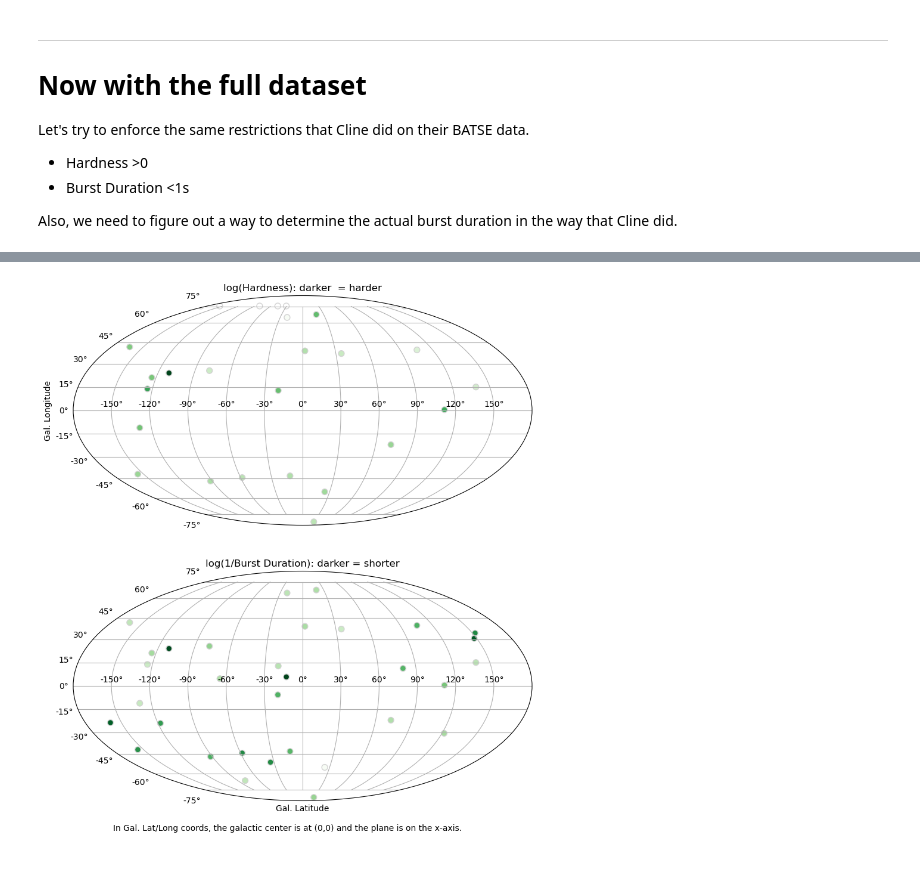
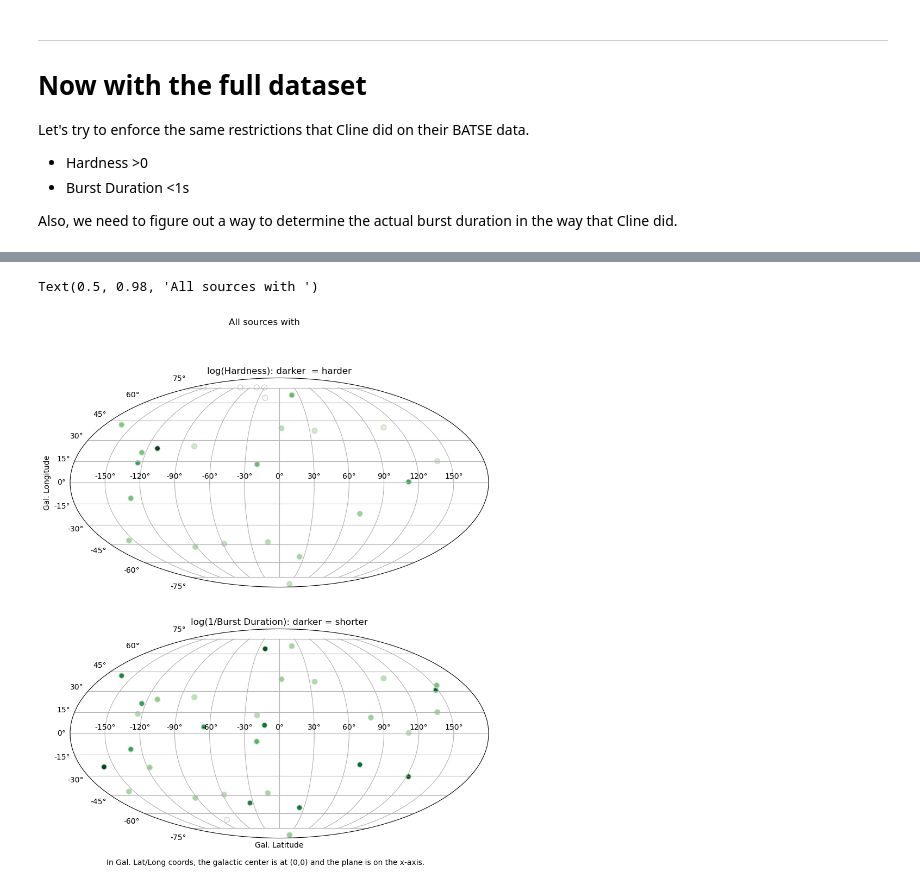
Before and after one commit to xboluna/Research, a Jupyter notebook: BHRad/GBM_Catalog_Searching/Exploring_possible_candidates.ipynb, the cells around one changed output, grey strips where cells are left out. Drawn from its saved outputs; the diff is of its cells as text; code cells hidden in the pictures.

```diff
--- a/BHRad/GBM_Catalog_Searching/Exploring_possible_candidates.ipynb
+++ b/BHRad/GBM_Catalog_Searching/Exploring_possible_candidates.ipynb
@@ -192,7 +192,7 @@ fig.savefig('Burst_duration_vs_hardness.png')
 Time to focus a little on their angular distribution. Since the candidates aren't parsed down, the distribution won't mean too much. I'm curious, though, whether Cline's anomalous overdense region shows up.
 # %%
 
-def generate_mollweise(targets, log_hardness = False):
+def generate_mollweise(targets, log_hardness = False, burst_duration_col='lle_t90'):
 
     fig = plt.figure()
     ax1 = fig.add_subplot(211, projection='mollweide')
@@ -216,12 +216,12 @@ def generate_mollweise(targets, log_hardness = False):
                 c=modified['fluence_ratio'], cmap='Greens', edgecolors='lightgray')
 
     # quick parse-out of the 0 t90s
-    nonzeros = targets[ targets['lle_t90']!=0.0 ]
-    modified = modified[ targets['lle_t90']!=0.0 ]
+    nonzeros = targets[ targets[burst_duration_col]!=0.0 ]
+    modified = modified[ targets[burst_duration_col]!=0.0 ]
 
     ax2.set_title('log(1/Burst Duration): darker = shorter')#, rotation=-90, position=(1, .5), ha='left', va='center')
     ax2.scatter(modified['lii']*(np.pi/180), modified['bii']*(np.pi/180), 50,
-                c=np.log10(1/nonzeros['lle_t90']), cmap='Greens', edgecolors='lightgray')
+                c=np.log10(1/nonzeros[burst_duration_col]), cmap='Greens', edgecolors='lightgray')
 
     ax1.set_ylabel('Gal. Longitude')
     ax2.set_xlabel('Gal. Latitude')
@@ -332,6 +332,8 @@ selection.to_csv('<2s_t90_dataset.csv')
 # %%
 # Generally pretty isotropic, somehow also outside of the galactic plane
 
-fig = generate_mollweise(selection, log_hardness=True)
+fig = generate_mollweise(selection, log_hardness=True, burst_duration_col='gbm_cat_t90')
+fig.suptitle('All sources with lle_t90 or gbm_cat_t90 < 1s')
 # %% [output]
+Text(0.5, 0.98, 'All sources with ')
-[figure, old version]
+[figure, new version]
```
Also changed, not shown: parts of 12 cells of this notebook, 1 other file.
